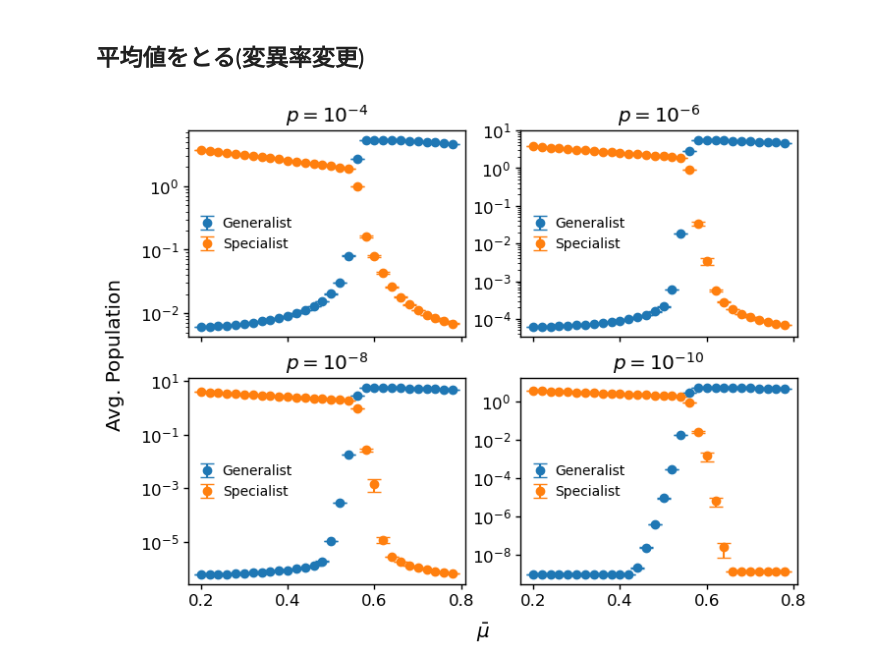
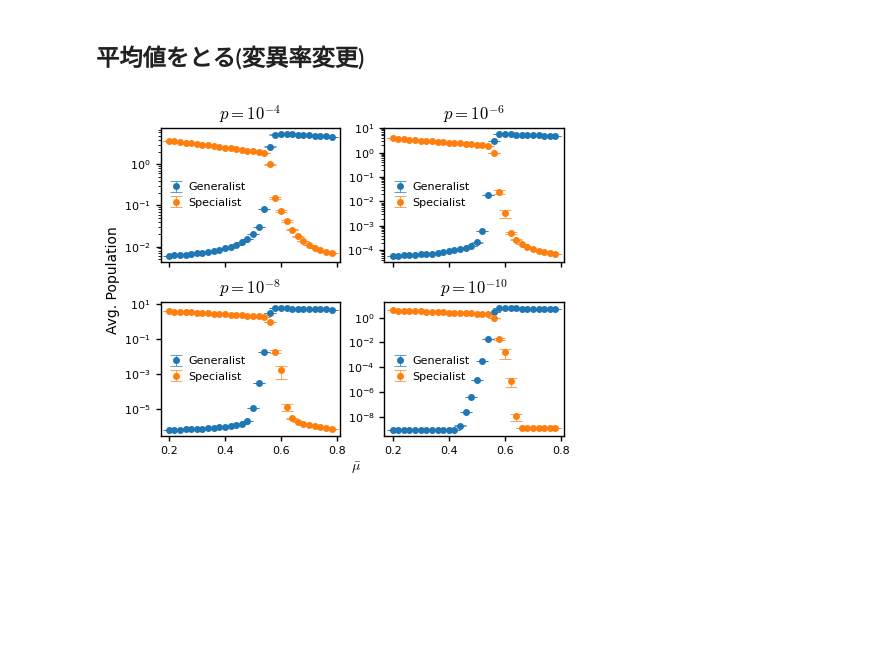
Before and after one commit to niimi-213/PopulationDynamicsGS, a Jupyter notebook: scripts/3SpeciesSimulation.ipynb, the cells around one changed output. Cells and saved outputs as stored; diff of their text form; code cells hidden in the pictures; blank space fills up the shorter version.

```diff
--- a/scripts/3SpeciesSimulation.ipynb
+++ b/scripts/3SpeciesSimulation.ipynb
@@ -15,8 +15,9 @@ sys.path.append(
 from src.PopulationDynamicsModel import *
 
 plt.rcParams['figure.figsize']    = [4,3]
-plt.rcParams['font.size']         = 12
+plt.rcParams['font.size']         = 8
 plt.rcParams["axes.labelcolor"]   = "#000000"
 plt.rcParams["axes.linewidth"]    = 1.0
 plt.rcParams["xtick.major.width"] = 1.0
 plt.rcParams["ytick.major.width"] = 1.0
+plt.rcParams['mathtext.fontset'] = 'cm'
@@ -460,7 +644,8 @@ plt.show()
 
 env_change_num=500
 tauList = np.full(env_change_num,100)
-fig,ax = plt.subplots(2,2,sharex=True,sharey=False,figsize=(8,6))
+fig,ax = plt.subplots(2,2,sharex=True,sharey=False,figsize=(5.2,4))
+plt.subplots_adjust(wspace=0.25, hspace=0.3)
 ps = [10**(-4),10**(-6),10**(-8),10**(-10)]
 for x in range(4):
     g = []
@@ -494,42 +679,42 @@ for x in range(4):
         np.random.seed(100)
         sample_g = []
         sample_s = []
-        sample_num = 20
+        sample_num = 10
         for _ in range(sample_num):
             mu = np.zeros((n,E))
             for i in range(n):
                 px = i-n//2
                 mu[i] = np.array([(2)**(px),(2)**(-px)])*mu_mean_list[t]
             b = 1.0
             gamma = a*np.exp(b*mu)
             X_0 = np.zeros(n)
             for i in range(n):
                 X_0[i] = 1
 
             N,_,N_mean,tau_course = Simulation(n, E, mu, gamma, A, X_0, 10, tauList, env_change_num,threshold=10**(-8))
             nm = np.array(tau_course[-300:-1])@N_mean[-300:-1,:]/sum(tau_course[-300:-1])
             rg = (mu[1][0]+mu[1][1])/(gamma[1][0]+gamma[1][1])
             rs = (mu[0][0]+mu[0][1])/(gamma[0][0]+gamma[0][1])
             sample_g.append(nm[1])
             sample_s.append((nm[0]+nm[2])/2)
         g.append(np.mean(sample_g))
         gv.append(np.std(sample_g, ddof=1)/ np.sqrt(sample_num))
         s2.append(np.mean(sample_s))
         s2v.append(np.std(sample_s, ddof=1)/ np.sqrt(sample_num))
         #ratio.append(rg/rs)
     #結果の描画
     pe = [r"$p=10^{-4}$",r"$p=10^{-6}$",r"$p=10^{-8}$",r"$p=10^{-10}$"][x]
-    ax[x//2][x%2].set_title(pe)
-    ax[x//2][x%2].errorbar(mu_mean_list, g, yerr = gv, capsize=5, fmt='o',c = "tab:blue")
-    ax[x//2][x%2].errorbar(mu_mean_list, s2, yerr = s2v, capsize=5,fmt='o',c = "tab:orange")
+    ax[x//2][x%2].set_title(pe,fontsize=12)
+    ax[x//2][x%2].errorbar(mu_mean_list, g, yerr = gv, fmt='o',c = "tab:blue", capsize=4,markersize=4,capthick=0.5,elinewidth=0.5)
+    ax[x//2][x%2].errorbar(mu_mean_list, s2, yerr = s2v,fmt='o',c = "tab:orange", capsize=4,markersize=4,capthick=0.5,elinewidth=0.5)
 
 
     #ax[x//2][x%2].set_xlabel(r"$b$")
     ax[x//2][x%2].set_yscale("log")
     #ax[x//2][x%2].set_ylabel("Avg. Population")
-    ax[x//2][x%2].legend(["Generalist","Specialist"],frameon=False,fontsize=10,loc = "center left",borderaxespad=0,handletextpad=0.1)
-fig.supxlabel(r"$\bar{\mu}$")
-fig.supylabel("Avg. Population")
-plt.show()
+    ax[x//2][x%2].legend(["Generalist","Specialist"],frameon=False,fontsize=8,loc = "center left",borderaxespad=0,handletextpad=0.1)
+fig.supylabel("Avg. Population",fontsize = 10)
+fig.supxlabel(r"$\bar{\mu}$",fontsize = 10, math_fontfamily='cm')
+plt.savefig("../../furusawalab/images/FigS3.pdf", bbox_inches='tight', dpi=300)
 # %% [output]
-[figure, old version]
+[figure, new version]
```
Also changed, not shown: parts of 9 cells of this notebook.
